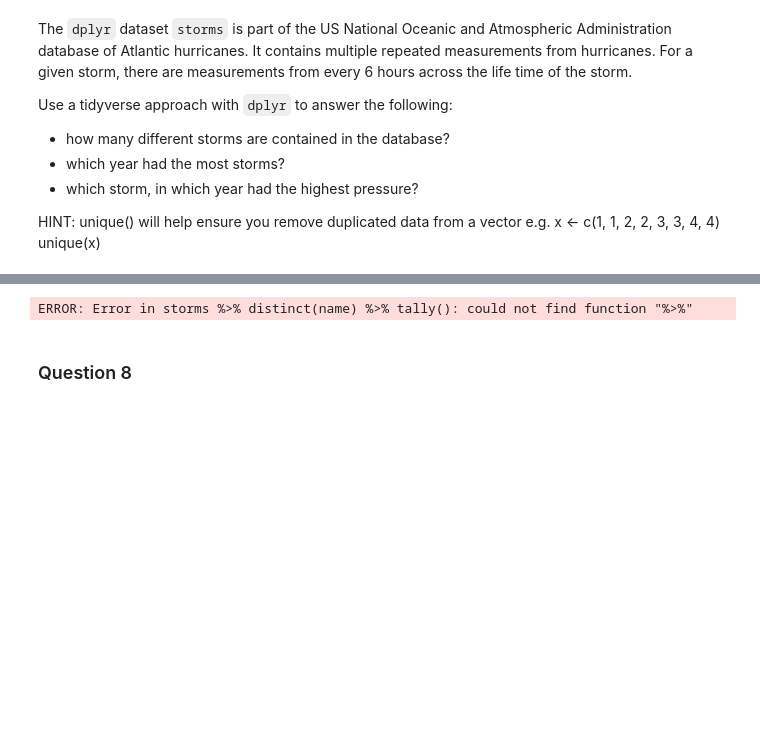
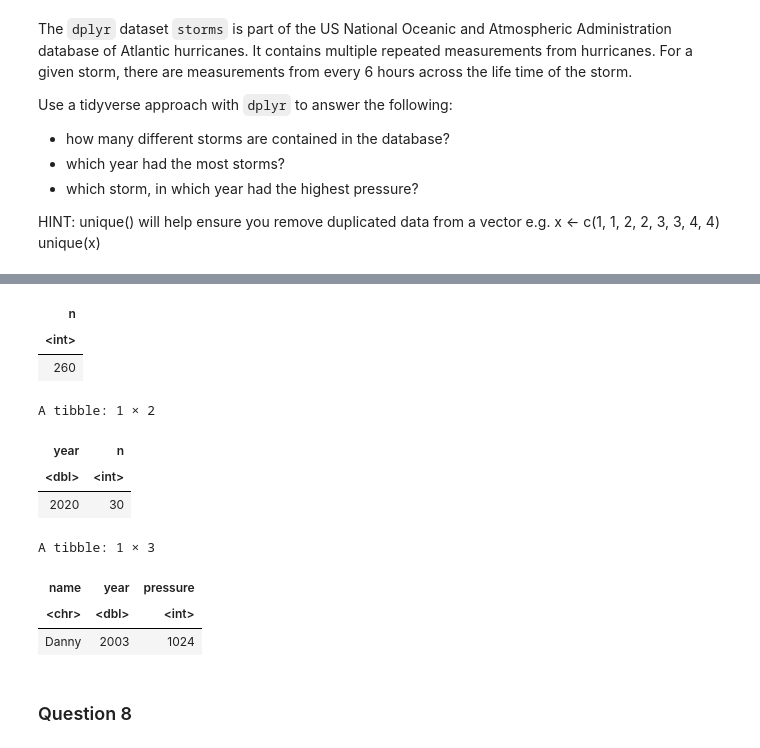
Before and after one commit to cathorn03/COURSEWORK_LIFE4138_2526, a Jupyter notebook: Notebooks/R_Coursework_Questions.ipynb, the cells around one changed output, grey strips where cells are left out. Drawn from its saved outputs; the diff is of its cells as text; code cells hidden in the pictures; blank space fills up the shorter version.

```diff
--- a/Notebooks/R_Coursework_Questions.ipynb
+++ b/Notebooks/R_Coursework_Questions.ipynb
@@ -175,11 +164,19 @@ x <- c(1, 1, 2, 2, 3, 3, 4, 4)
 unique(x)
 # %%
 data(storms)
-storms %>% distinct(name) %>% tally()
-storms %>% distinct(name, year) %>% count(year) %>% arrange(desc(n)) %>% head(1)
-storms %>% select(name, year, pressure) %>% arrange(desc(pressure)) %>% head(1)
+storms %>% distinct(name) %>%
+    tally() #gives the amount
+
+storms %>% distinct(name, year) %>% #Gives first instance of each name in each year
+    count(year) %>% #Counts the number of storms in each year
+    arrange(desc(n)) %>% #Arranges in descending order
+    head(1) #Shows first value
+
+storms %>% select(name, year, pressure) %>% #Gets just data from these columns
+    arrange(desc(pressure)) %>% #Arranges from highest to lowest pressure
+    head(1) #Prints storm with highest pressure
 
 # No. of Storms: 260
 # Year with most: 2020
-# Storm with highest pressure: Danny
+# Storm with highest pressure: Danny in 2003
 # %% [output]
@@ -188,4 +184,14 @@ Warning message in data(storms):
+| n |
+| <int> |
+| 260 |
-ERROR: Error in storms %>% distinct(name) %>% tally(): could not find function "%>%"
+A tibble: 1 × 2
+| year | n |
+| <dbl> | <int> |
+| 2020 | 30 |
+A tibble: 1 × 3
+| name | year | pressure |
+| <chr> | <dbl> | <int> |
+| Danny | 2003 | 1024 |
 # %% [markdown]
 ### Question 8
 # %% [markdown]
```
Also changed, not shown: parts of 6 cells of this notebook, 5 other files.
